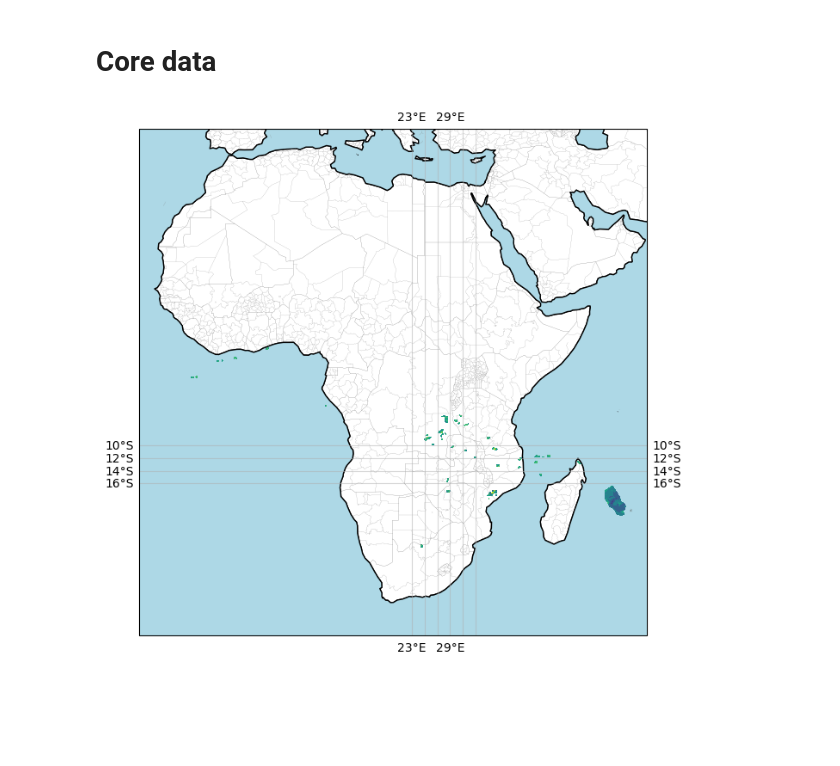
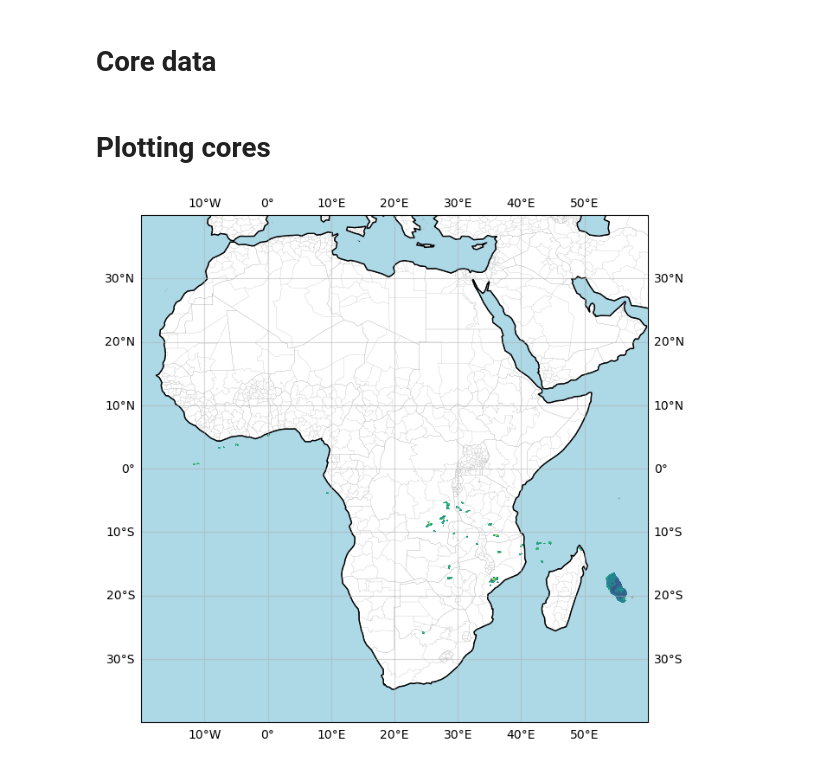
Before and after one commit to mendrika-mdg/EPS-Impact-Case-AI-Nowcasting, a Jupyter notebook: notebook/plot/plotting-africa.ipynb, the cells around one changed output. Saved outputs shown, nothing was run; the diff lists cells and outputs as text; code cells hidden in the pictures; blank space fills up the shorter version.

```diff
--- a/notebook/plot/plotting-africa.ipynb
+++ b/notebook/plot/plotting-africa.ipynb
@@ -55,3 +40,5 @@ locations = {
+# %% [markdown]
+# Plotting cores
 # %%
 # Define extent
 extent = (-20, 60, -40, 40)
@@ -72,36 +59,36 @@ ax.add_feature(cfeature.COASTLINE, edgecolor='black')
 
 # Force LAND to be white
 ax.add_feature(cfeature.LAND, facecolor='white', edgecolor='black')
 ax.add_feature(cfeature.OCEAN, facecolor='lightblue')  # Optional
 
-ax.gridlines(xlocs=np.array([23, 25, 27, 29, 31, 33]),
-                    ylocs=np.array([-16, -14, -12, -10]),
-                    draw_labels=True,
-                    crs=ccrs.PlateCarree(),
-                    alpha=0.5
+ax.gridlines(xlocs=np.arange(-20, 60, 10),
+             ylocs=np.arange(-40, 40, 10),
+             draw_labels=True,
+             crs=ccrs.PlateCarree(),
+             alpha=0.5
             )
 
 admin_borders = cfeature.NaturalEarthFeature(
     category='cultural',
     name='admin_1_states_provinces_lines',
     scale='10m',
     facecolor='none'
     )
 
 # Add administrative borders
 admin_borders = cfeature.NaturalEarthFeature(
     category='cultural',
     name='admin_1_states_provinces_lines',
     scale='10m',
     facecolor='none'
 )
 ax.add_feature(admin_borders, edgecolor='white', linewidth=0.07)
 
 ax.add_feature(admin_borders, edgecolor='black', linewidth=0.06)
 
 contour_core = ax.contourf(lons, lats, cores, transform=ccrs.PlateCarree(), cmap="viridis")
 
 plt.tight_layout()
 plt.show()
 # %% [output]
-[figure, old version]
+[figure, new version]
```
Also changed, not shown: parts of 2 cells of this notebook, 2 other files.
